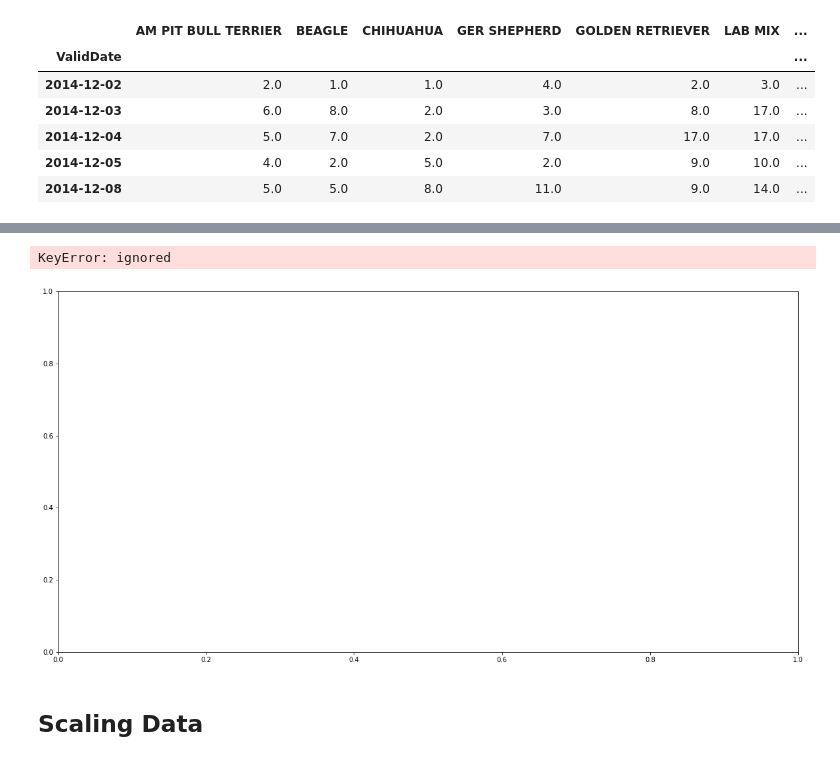
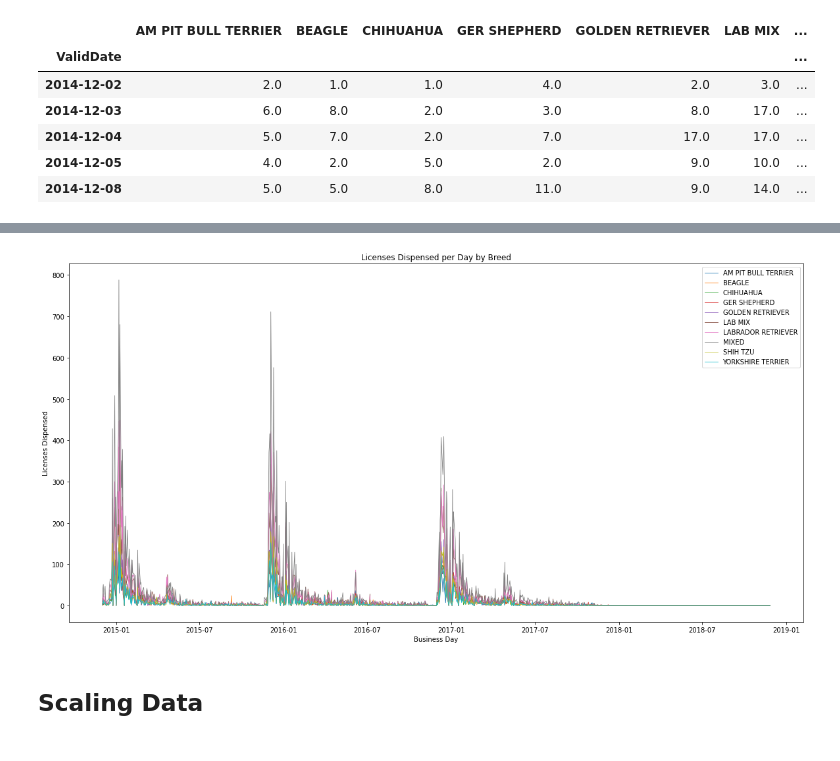
Before and after one commit to kjsampler/Using-AI-to-Predict-Dog-Licenses, a Jupyter notebook: Multivariate LSTM.ipynb, the cells around one changed output, grey strips where cells are left out. Drawn from its saved outputs; the diff is of its cells as text; code cells hidden in the pictures.

```diff
--- a/Multivariate LSTM.ipynb
+++ b/Multivariate LSTM.ipynb
@@ -249,9 +227,12 @@ DatetimeIndex(['2014-12-02', '2014-12-03', '2014-12-04', '2014-12-05',
-# %%
-# fig = plt.figure(figsize = (20, 10))
-# ax = fig.add_subplot(111)
-#it's an issue with the index
-sns.lineplot(x = 'ValidDate', y = 'value', hue = 'variable',
-             data = pd.melt(line, line.index))
-# %% [output]
-KeyError: ignored
-[figure, removed]
+# %%
+fig = plt.figure(figsize = (20, 10))
+ax = fig.add_subplot(111)
+
+plt.plot(line, linewidth = 0.8)
+plt.xlabel("Business Day")
+plt.ylabel("Licenses Dispensed")
+plt.title("Licenses Dispensed per Day by Breed")
+plt.legend(line.columns)
+plt.show()
+# %% [output]
+[figure, added]
```
Also changed, not shown: parts of 22 cells of this notebook.
